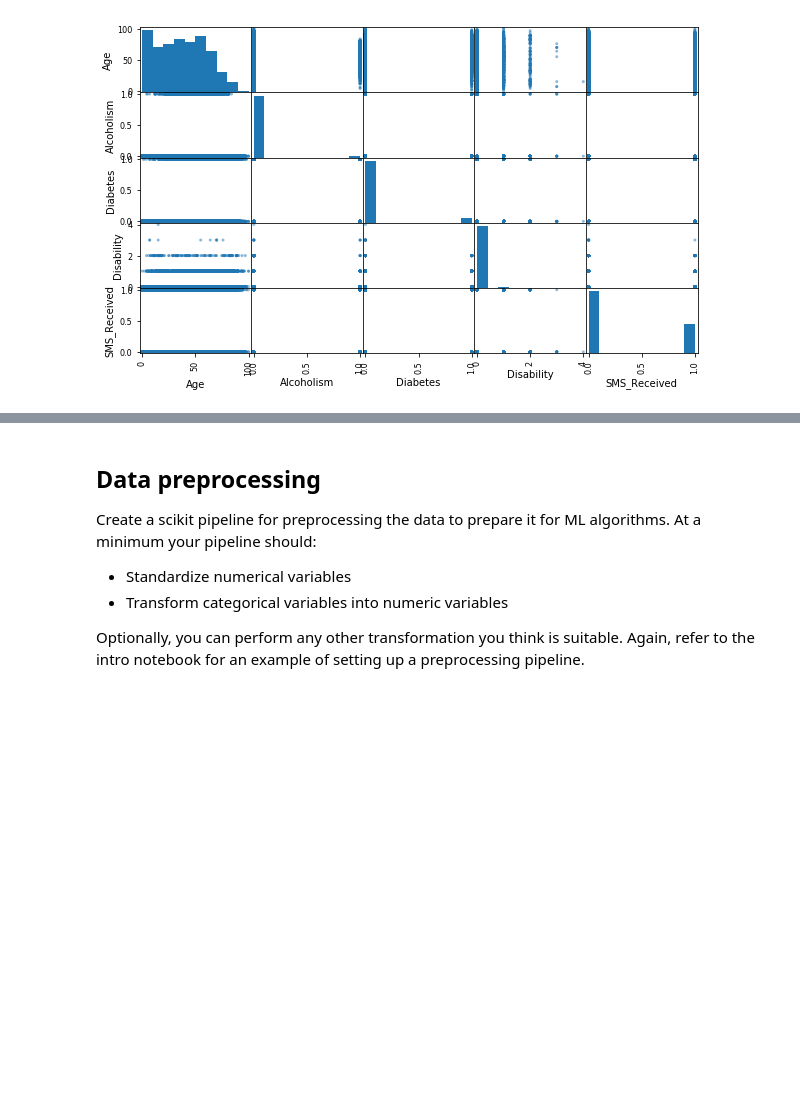
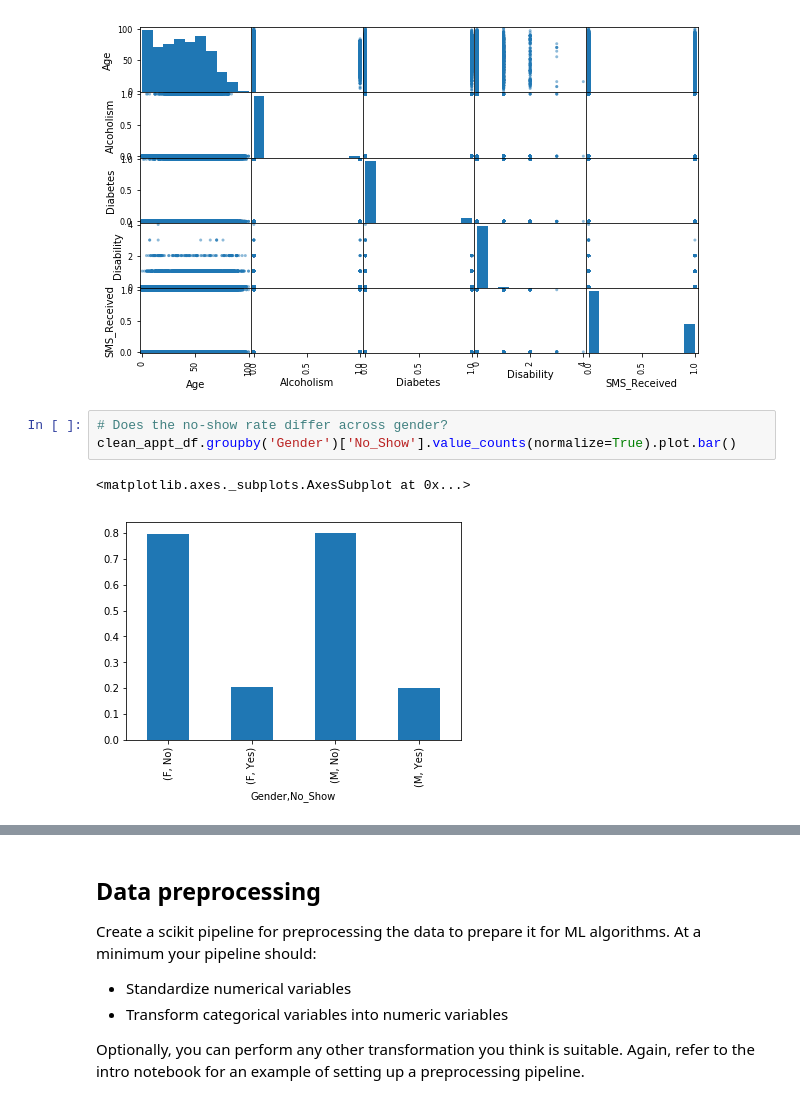
Before and after one commit to jyelle/mldm_project2, a Jupyter notebook: Project2.ipynb, the cells around one changed output, grey strips where cells are left out. Drawn from its saved outputs; the diff is of its cells as text; blank space fills up the shorter version.

```diff
--- a/Project2.ipynb
+++ b/Project2.ipynb
@@ -201,3 +240,9 @@ scatter_matrix(noshow_data[attributes], figsize=(10, 6))
 plt.show()
 # %% [output]
 [figure]
+# %%
+# Does the no-show rate differ across gender?
+clean_appt_df.groupby('Gender')['No_Show'].value_counts(normalize=True).plot.bar()
+# %% [output]
+<matplotlib.axes._subplots.AxesSubplot at 0x...>
+[figure, added]
```
Also changed, not shown: parts of 14 cells of this notebook, 1 other file.
